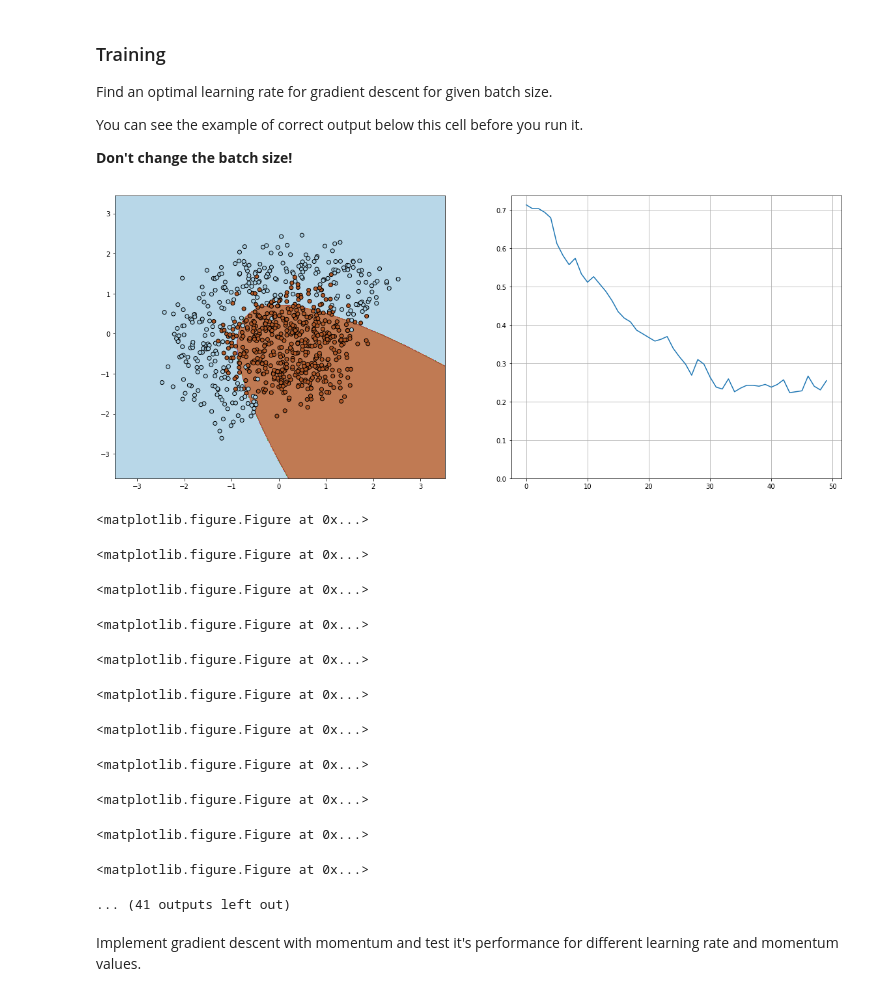
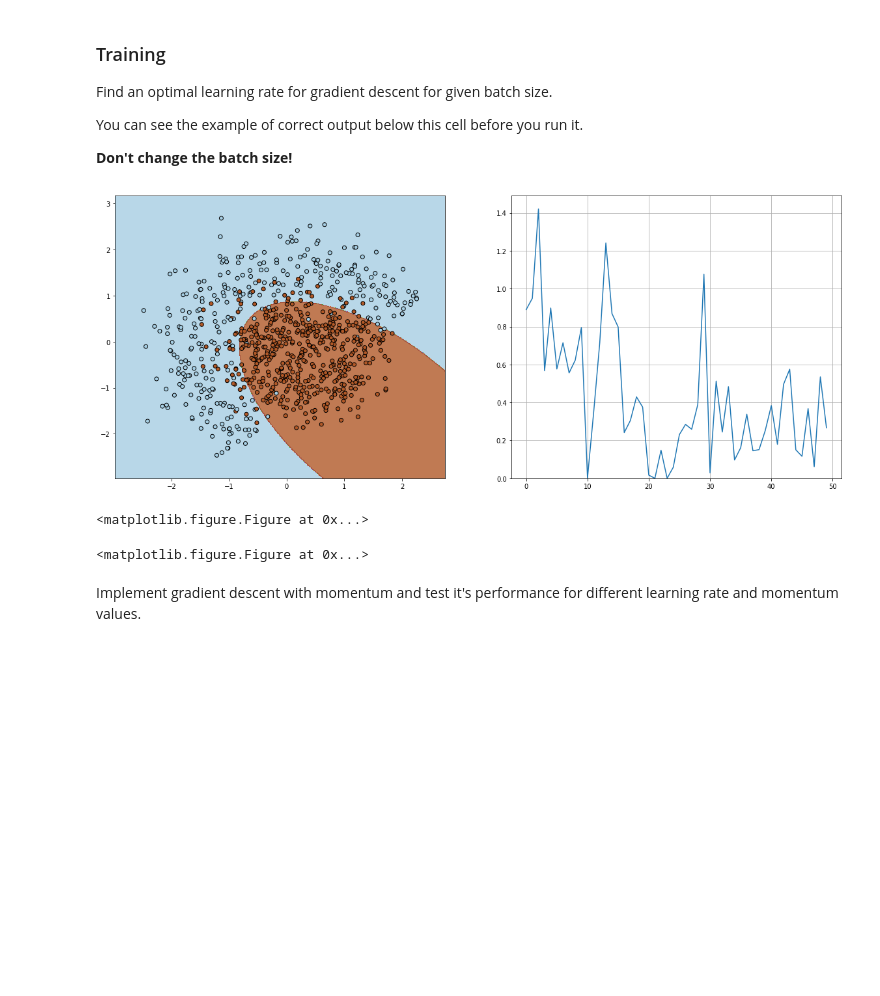
Before and after one commit to Rauf-Kurbanov/au_dl_course, a Jupyter notebook: seminar_2/task_1.ipynb, the cells around one changed output. Drawn from its saved outputs; the diff is of its cells as text; code cells hidden in the pictures; blank space fills up the shorter version.

```diff
--- a/seminar_2/task_1.ipynb
+++ b/seminar_2/task_1.ipynb
@@ -53,12 +54,19 @@ Since the problem above isn't linearly separable, we add quadratic features to t
 __Don't forget to expand X inside classify and other functions__
 
 Sample classification should not be much harder than computation of sign of dot product.
+# %%
+num_features = 6
+def compute_raw_predictions(X, w):
+    """Given expanded feature matrix [n_samples, 6] and weight vector w[6],
+    compute dot product of each element with weight.
+    """
+    return tf.reshape(tf.matmul(X, tf.reshape(w, (-1, 1))), (-1,))
 # %%
 def expand(X):
     X_ = tf.zeros((X.shape[0], 6))
     X0 = tf.transpose(tf.gather(tf.transpose(X), [0]))
     X1 = tf.transpose(tf.gather(tf.transpose(X), [1]))
-    X_ = tf.concat([X, X ** 2, X0 * X1, tf.ones(shape=(X.shape[0], 1))], axis=1)
+    X_ = tf.concat([X, X ** 2, X0 * X1, tf.ones(shape=(X.shape[0], 1), dtype=tf.float64)], axis=1)
     return X_
 
 def classify(X, w):
@@ -66,7 +74,13 @@ def classify(X, w):
     Given feature matrix X [n_samples,2] and weight vector w [6],
     return an array of +1 or -1 predictions
     """
-    pass
+    expanded_x = expand(X)
+    raw_scores = compute_raw_predictions(expanded_x, w)
+    num_samples = tf.shape(X)[0]
+    raw_scores = tf.reshape(raw_scores, [num_samples])
+    minus_ones = tf.fill([num_samples], -1, name='minus_ones')
+    ones = tf.fill([num_samples], 1, name='ones')
+    return tf.where(tf.less(raw_scores, 0), minus_ones, ones)
 # %% [markdown]
 The loss you should try to minimize is the Hinge Loss:
 
@@ -93,38 +126,42 @@ You can see the example of correct output below this cell before you run it.
 
 **Don't change the batch size!**
 # %%
-w = np.array([1,0,0,0,0,0], dtype=tf.float32)
-
-alpha = 0 # learning rate
-
 n_iter = 50
 batch_size = 4
+
+w = np.array([1,0,0,0,0,0], dtype=np.float64)
+
+alpha = 0.1 # learning rate
+
+
+
 loss = np.zeros(n_iter)
 plt.figure(figsize=(12,5))
 with tf.Session() as sess:
+    sess.run(tf.global_variables_initializer())
+
     for i in range(n_iter):
         ind = random.sample(range(X.shape[0]), batch_size)
-        loss[i] sess.run(#
-        visualize(X[ind,:], y[ind], w, loss, n_iter)
+        x_batch = X[ind,:]
+        y_batch = y[ind]
 
-        w = sess.run(#)
+        loss[i] = sess.run(compute_loss(x_batch, y_batch, w))
+        #visualize(x_batch, y_batch, w, loss, n_iter)
+
+        gradient = alpha * compute_grad(x_batch, y_batch, w)
+        optimizer = w - gradient
+        w = sess.run(optimizer)
+
+        print('Iteration {}'.format(i))
+        print('w = {}'.format(w))
+        print('loss = {}\n'.format(loss[i]))
 
 visualize(X, y, w, loss, n_iter)
 plt.clf()
 # %% [output]
-[figure, old version]
+[figure, new version]
 <matplotlib.figure.Figure at 0x...>
 <matplotlib.figure.Figure at 0x...>
-<matplotlib.figure.Figure at 0x...>
-<matplotlib.figure.Figure at 0x...>
-<matplotlib.figure.Figure at 0x...>
-<matplotlib.figure.Figure at 0x...>
-<matplotlib.figure.Figure at 0x...>
-<matplotlib.figure.Figure at 0x...>
-<matplotlib.figure.Figure at 0x...>
-<matplotlib.figure.Figure at 0x...>
-<matplotlib.figure.Figure at 0x...>
-... (41 outputs left out)
 # %% [markdown]
 Implement gradient descent with momentum and test it's performance for different learning rate and momentum values.
 # %%
```
Also changed, not shown: parts of 8 cells of this notebook.
